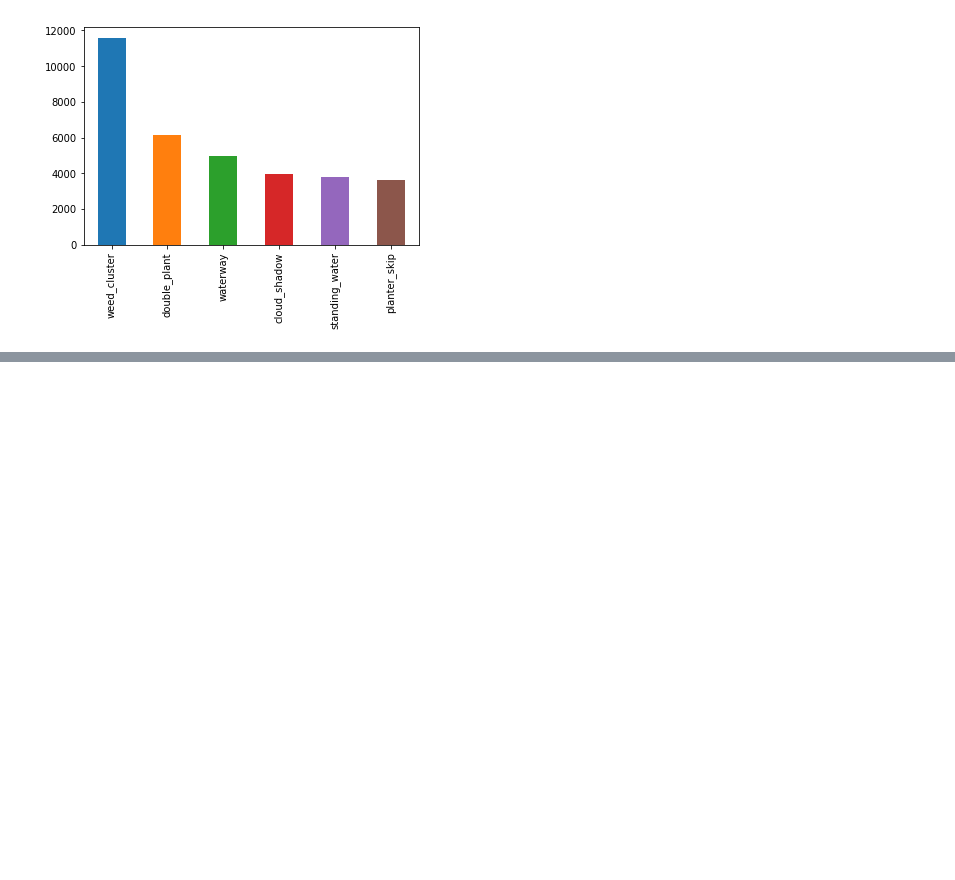
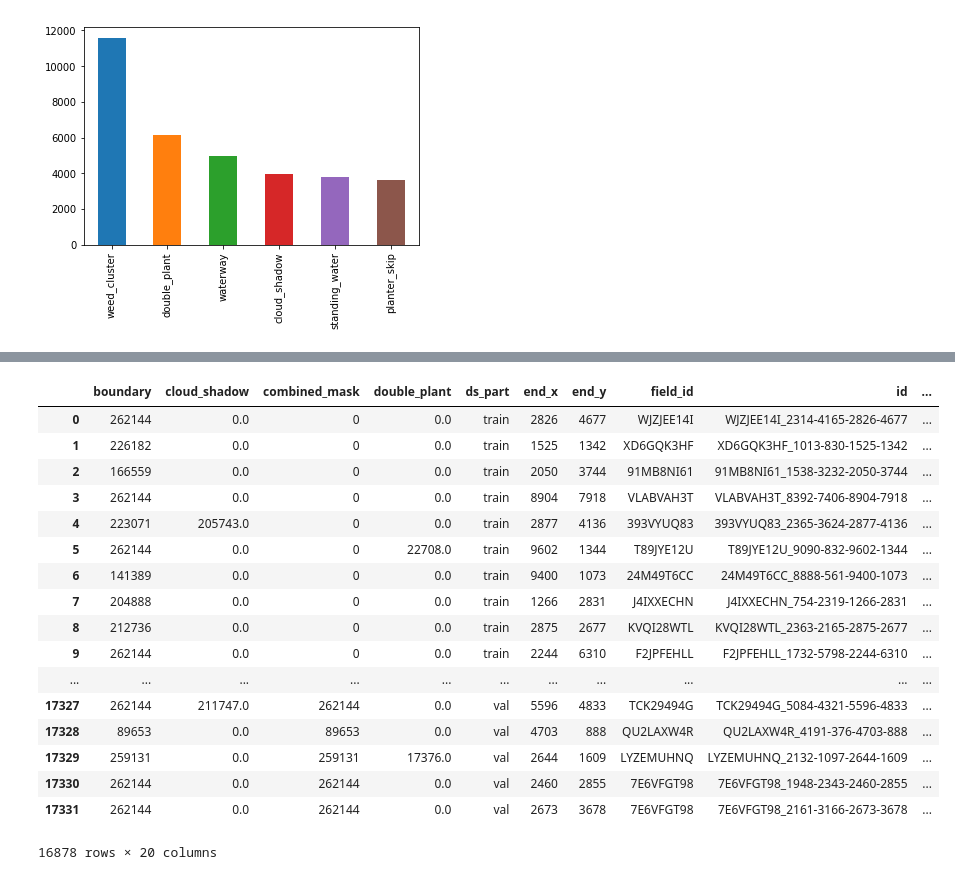
Before and after one commit to Justdjent/agrivision_challenge, a Jupyter notebook: notebooks/agrivision/Resampling.ipynb, the cells around one changed output, grey strips where cells are left out. Drawn from its saved outputs; the diff is of its cells as text; code cells hidden in the pictures; blank space fills up the shorter version.

```diff
--- a/notebooks/agrivision/Resampling.ipynb
+++ b/notebooks/agrivision/Resampling.ipynb
@@ -97,0 +62,2 @@ train_df
+# %%
+data_df = pd.concat([train_df, val_df])
@@ -98 +72,22 @@ train_df
+# %%
+data_df
+# %% [output]
+|  | boundary | cloud_shadow | combined_mask | double_plant | ds_part | end_x | end_y | field_id | id | ... |
+| 0 | 262144 | 0.0 | 0 | 0.0 | train | 2826 | 4677 | WJZJEE14I | WJZJEE14I_2314-4165-2826-4677 | ... |
+| 1 | 226182 | 0.0 | 0 | 0.0 | train | 1525 | 1342 | XD6GQK3HF | XD6GQK3HF_1013-830-1525-1342 | ... |
+| 2 | 166559 | 0.0 | 0 | 0.0 | train | 2050 | 3744 | 91MB8NI61 | 91MB8NI61_1538-3232-2050-3744 | ... |
+| 3 | 262144 | 0.0 | 0 | 0.0 | train | 8904 | 7918 | VLABVAH3T | VLABVAH3T_8392-7406-8904-7918 | ... |
+| 4 | 223071 | 205743.0 | 0 | 0.0 | train | 2877 | 4136 | 393VYUQ83 | 393VYUQ83_2365-3624-2877-4136 | ... |
+| 5 | 262144 | 0.0 | 0 | 22708.0 | train | 9602 | 1344 | T89JYE12U | T89JYE12U_9090-832-9602-1344 | ... |
+| 6 | 141389 | 0.0 | 0 | 0.0 | train | 9400 | 1073 | 24M49T6CC | 24M49T6CC_8888-561-9400-1073 | ... |
+| 7 | 204888 | 0.0 | 0 | 0.0 | train | 1266 | 2831 | J4IXXECHN | J4IXXECHN_754-2319-1266-2831 | ... |
+| 8 | 212736 | 0.0 | 0 | 0.0 | train | 2875 | 2677 | KVQI28WTL | KVQI28WTL_2363-2165-2875-2677 | ... |
+| 9 | 262144 | 0.0 | 0 | 0.0 | train | 2244 | 6310 | F2JPFEHLL | F2JPFEHLL_1732-5798-2244-6310 | ... |
+| ... | ... | ... | ... | ... | ... | ... | ... | ... | ... | ... |
+| 17327 | 262144 | 211747.0 | 262144 | 0.0 | val | 5596 | 4833 | TCK29494G | TCK29494G_5084-4321-5596-4833 | ... |
+| 17328 | 89653 | 0.0 | 89653 | 0.0 | val | 4703 | 888 | QU2LAXW4R | QU2LAXW4R_4191-376-4703-888 | ... |
+| 17329 | 259131 | 0.0 | 259131 | 17376.0 | val | 2644 | 1609 | LYZEMUHNQ | LYZEMUHNQ_2132-1097-2644-1609 | ... |
+| 17330 | 262144 | 0.0 | 262144 | 0.0 | val | 2460 | 2855 | 7E6VFGT98 | 7E6VFGT98_1948-2343-2460-2855 | ... |
+| 17331 | 262144 | 0.0 | 262144 | 0.0 | val | 2673 | 3678 | 7E6VFGT98 | 7E6VFGT98_2161-3166-2673-3678 | ... |
+16878 rows × 20 columns
 # %%
```
Also changed, not shown: parts of 16 cells of this notebook.
